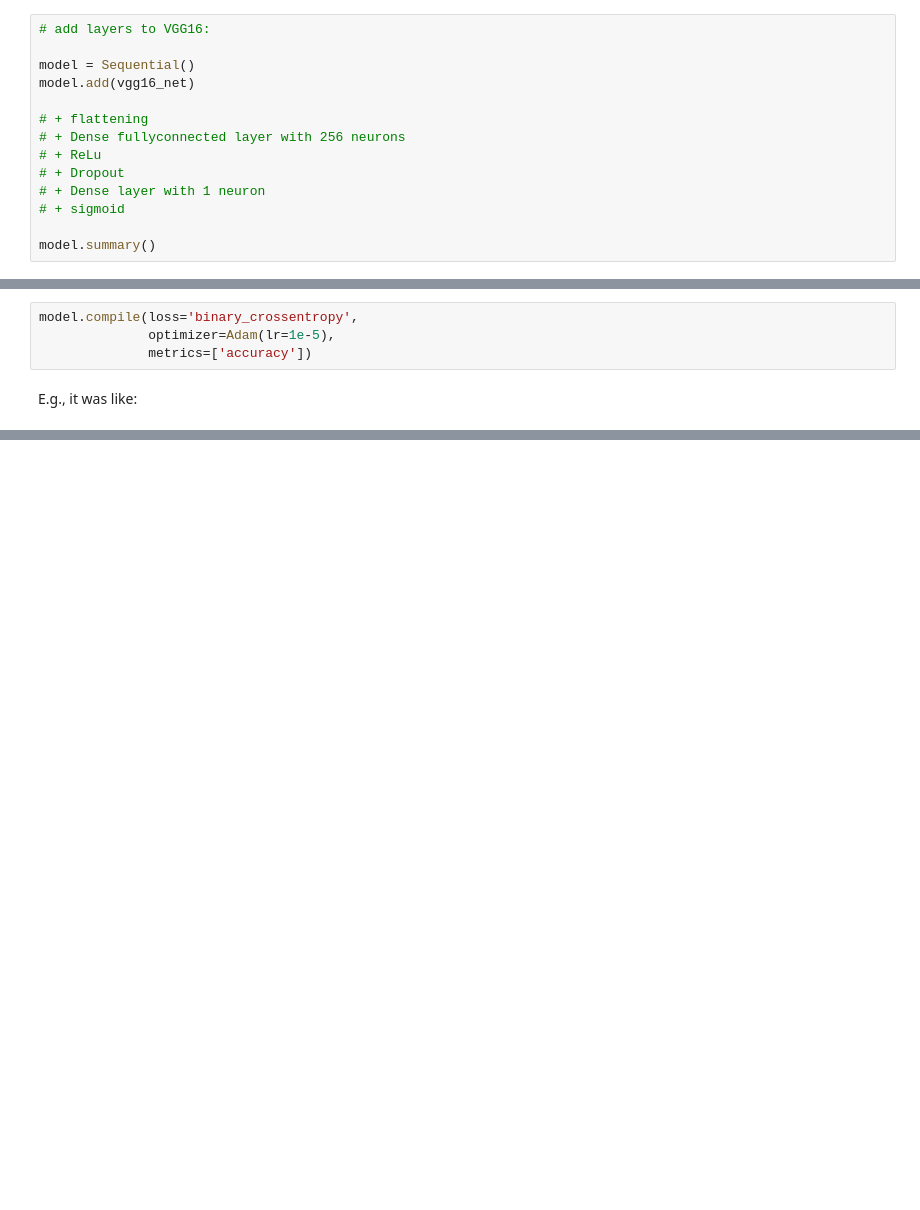
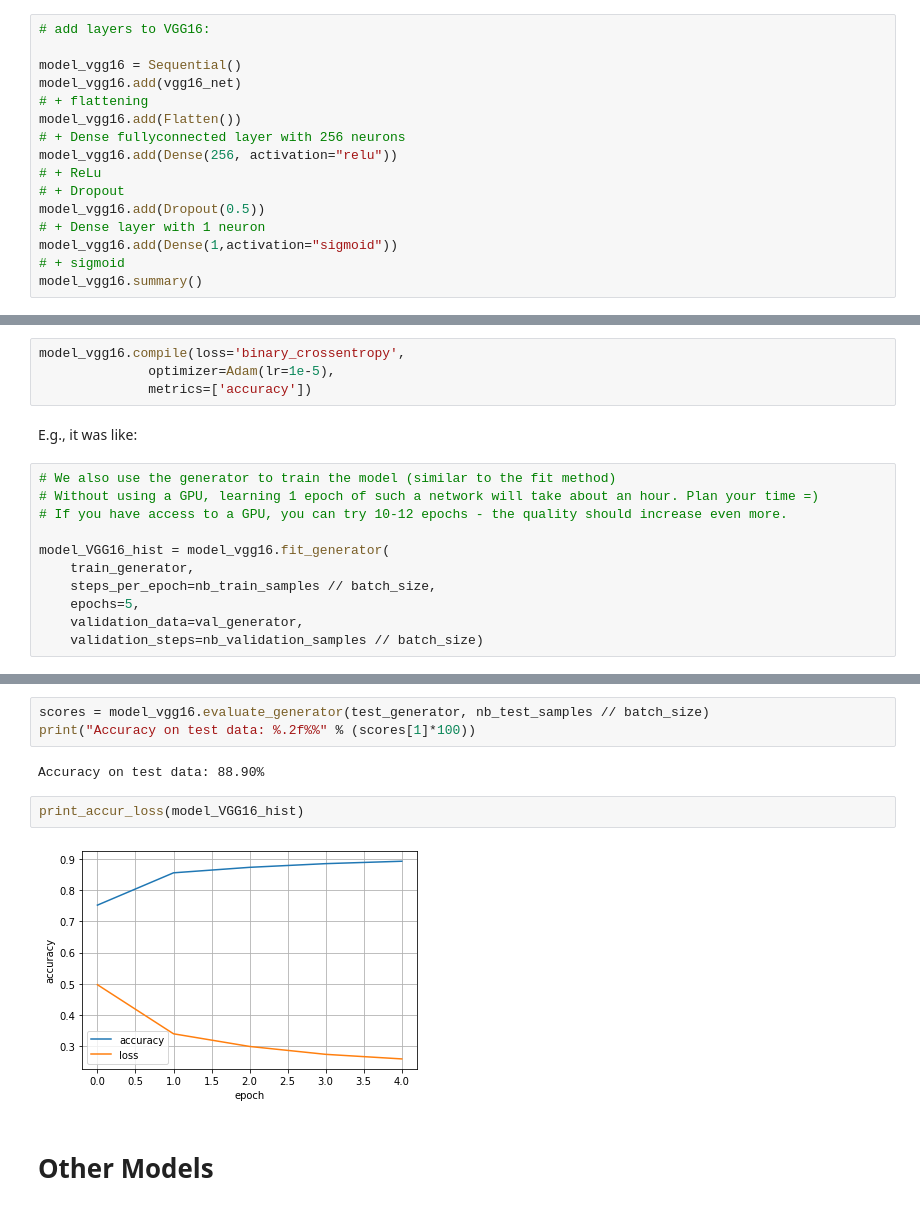
Before and after one commit to zer0deck/MLT, a Jupyter notebook: Lab_5/task5.ipynb, the cells around one changed output, grey strips where cells are left out. Cells and saved outputs as stored; diff of their text form; blank space fills up the shorter version.

```diff
--- a/Lab_5/task5.ipynb
+++ b/Lab_5/task5.ipynb
@@ -203,14 +244,16 @@ We construct our model of "transfer learning" by adding two fully connected laye
 # %%
 # add layers to VGG16:
 
-model = Sequential()
-model.add(vgg16_net)
-
+model_vgg16 = Sequential()
+model_vgg16.add(vgg16_net)
 # + flattening
+model_vgg16.add(Flatten())
 # + Dense fullyconnected layer with 256 neurons
+model_vgg16.add(Dense(256, activation="relu"))
 # + ReLu
 # + Dropout
+model_vgg16.add(Dropout(0.5))
 # + Dense layer with 1 neuron
+model_vgg16.add(Dense(1,activation="sigmoid"))
 # + sigmoid
-
-model.summary()
+model_vgg16.summary()
@@ -217,6 +280,17 @@ model.summary()
 # %%
-model.compile(loss='binary_crossentropy',
+model_vgg16.compile(loss='binary_crossentropy',
               optimizer=Adam(lr=1e-5),
               metrics=['accuracy'])
 # %% [markdown]
 E.g., it was like:
+# %%
+# We also use the generator to train the model (similar to the fit method)
+# Without using a GPU, learning 1 epoch of such a network will take about an hour. Plan your time =)
+# If you have access to a GPU, you can try 10-12 epochs - the quality should increase even more.
+
+model_VGG16_hist = model_vgg16.fit_generator(
+    train_generator,
+    steps_per_epoch=nb_train_samples // batch_size,
+    epochs=5,
+    validation_data=val_generator,
+    validation_steps=nb_validation_samples // batch_size)
@@ -222,0 +308,11 @@ E.g., it was like:
+# %%
+scores = model_vgg16.evaluate_generator(test_generator, nb_test_samples // batch_size)
+print("Accuracy on test data: %.2f%%" % (scores[1]*100))
+# %% [output]
+Accuracy on test data: 88.90%
+# %%
+print_accur_loss(model_VGG16_hist)
+# %% [output]
+[figure, added]
+# %% [markdown]
+# Other Models
```
Also changed, not shown: parts of 28 cells of this notebook, 1 other file.
